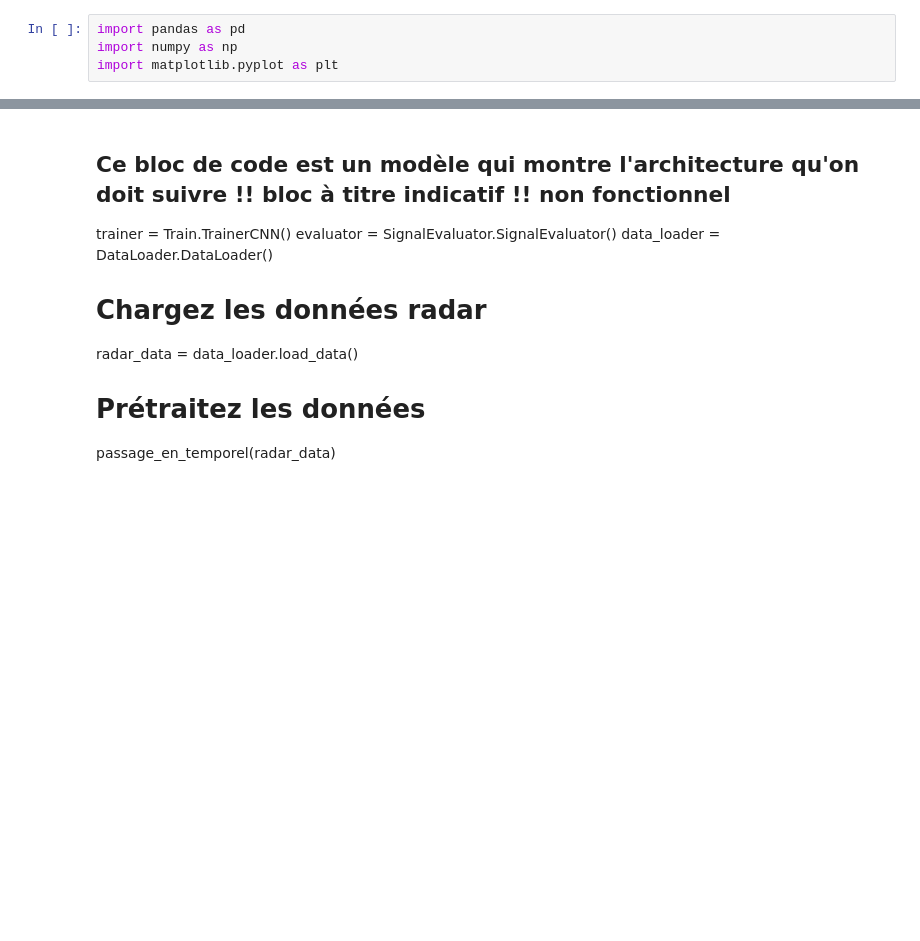
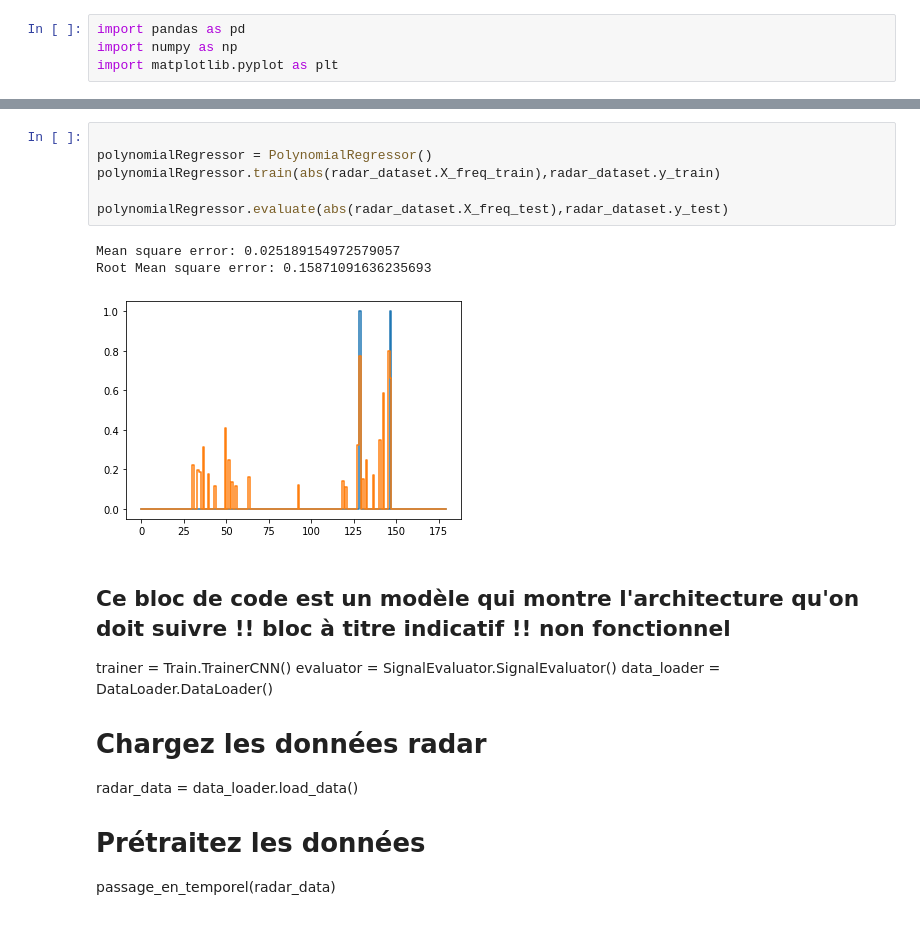
Before and after one commit to Littleyns/ProjetRadarIA, a Jupyter notebook: MainRadar.ipynb, the cells around one changed output, grey strips where cells are left out. Saved outputs shown, nothing was run; the diff lists cells and outputs as text; blank space fills up the shorter version.

```diff
--- a/MainRadar.ipynb
+++ b/MainRadar.ipynb
@@ -434,3 +32,13 @@ TypeError: unsupported operand type(s) for +: 'RadarData' and 'RadarData'
+# %%
+
+polynomialRegressor = PolynomialRegressor()
+polynomialRegressor.train(abs(radar_dataset.X_freq_train),radar_dataset.y_train)
+
+polynomialRegressor.evaluate(abs(radar_dataset.X_freq_test),radar_dataset.y_test)
+# %% [output]
+Mean square error: 0.025189154972579057
+Root Mean square error: 0.15871091636235693
+[figure, added]
 # %% [markdown]
 ## Ce bloc de code est un modèle qui montre l'architecture qu'on doit suivre !! bloc à titre indicatif !! non fonctionnel
 trainer = Train.TrainerCNN()
```
Also changed, not shown: parts of 20 cells of this notebook, 11 other files.
